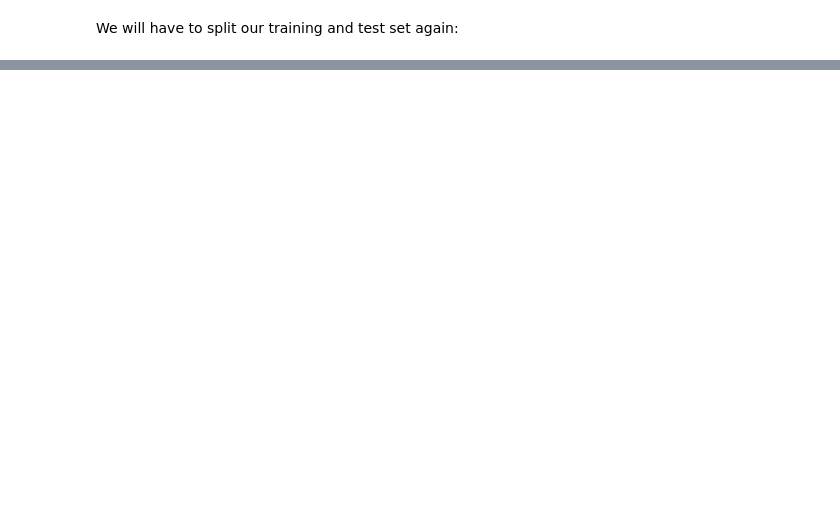
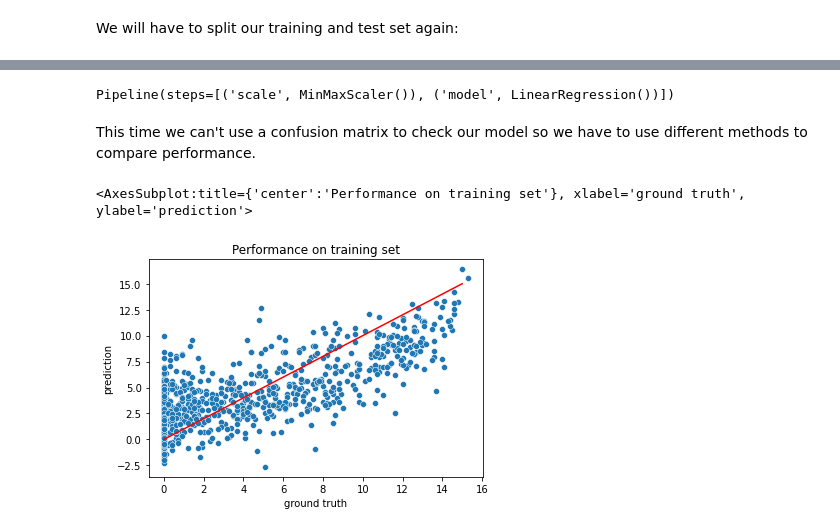
Before and after one commit to esciencecenter-digital-skills/SICSS-odissei-machine-learning, a Jupyter notebook: notebooks/5-Regression.ipynb, the cells around one changed output, grey strips where cells are left out. Drawn from its saved outputs; the diff is of its cells as text; code cells hidden in the pictures; blank space fills up the shorter version.

```diff
--- a/notebooks/5-Regression.ipynb
+++ b/notebooks/5-Regression.ipynb
@@ -46,4 +39,4 @@ We will have to split our training and test set again:
 # %%
 from sklearn.model_selection import train_test_split
 
-X_train, X_test, y_train, y_test= train_test_split(weather_3years, sunshine_tomorrow, test_size=0.3, random_state=0)
+X_train, X_test, y_train, y_test= train_test_split(weather_3years.values, sunshine_tomorrow, test_size=0.3, random_state=0)
@@ -64,0 +51,28 @@ Name: BASEL_sunshine, Length: 766, dtype: float64
+# %%
+pipe = Pipeline([
+    ('scale', MinMaxScaler()),
+    ('model', LinearRegression()),
+])
+# %%
+pipe.fit(X_train, y_train)
+# %% [output]
+Pipeline(steps=[('scale', MinMaxScaler()), ('model', LinearRegression())])
+# %% [markdown]
+This time we can't use a confusion matrix to check our model so we have to use different methods to compare performance.
+# %%
+pred_train= pipe.predict(X_train)
+pred_test= pipe.predict(X_test)
+# %%
+import matplotlib.pyplot as plt
+
+plot = sns.scatterplot(x=y_train, y=pred_train)
+plot.set_title('Performance on training set')
+plot.set_xlabel('ground truth')
+plot.set_ylabel('prediction')
+plot.set_xbound((0, 16))
+plot.set_ybound((-3, 16))
+
+sns.lineplot(x=np.arange(16), y=np.arange(16), color='red')
+# %% [output]
+<AxesSubplot:title={'center':'Performance on training set'}, xlabel='ground truth', ylabel='prediction'>
+[figure, added]
```
Also changed, not shown: parts of 18 cells of this notebook, 1 other file.
